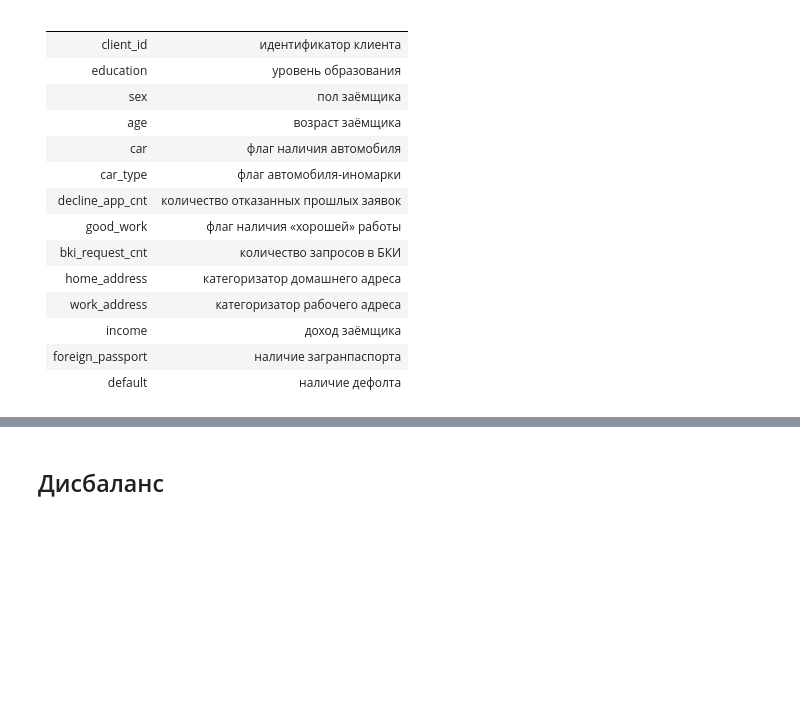
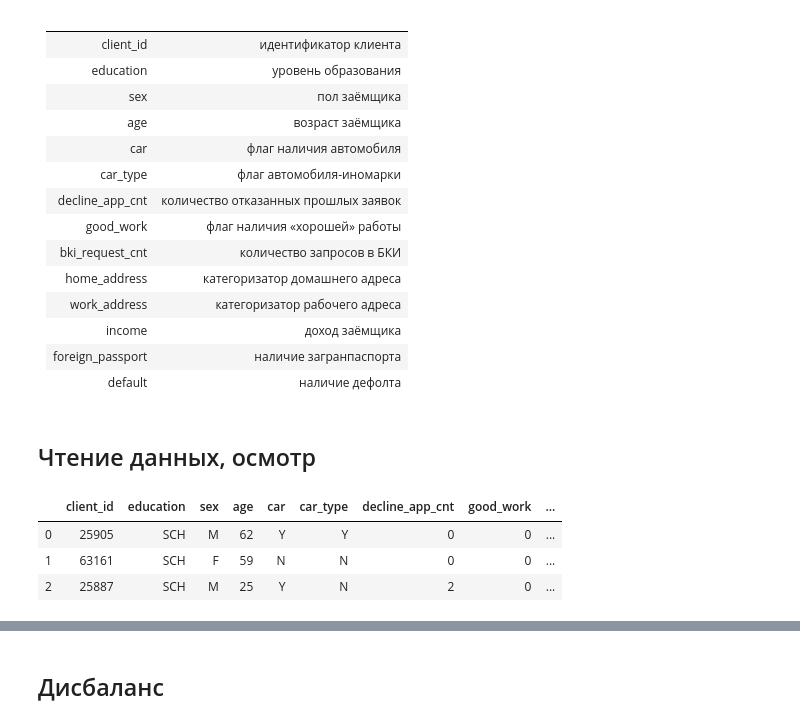
Before and after one commit to Urusut/IvanovDmitryV, a Jupyter notebook: Unit_5/Project_4_draft.ipynb, the cells around one changed output, grey strips where cells are left out. Drawn from its saved outputs; the diff is of its cells as text; code cells hidden in the pictures; blank space fills up the shorter version.

```diff
--- a/Unit_5/Project_4_draft.ipynb
+++ b/Unit_5/Project_4_draft.ipynb
@@ -33,6 +37,8 @@ warnings.filterwarnings("ignore")
  |income|	доход заёмщика|
  |foreign_passport|	наличие загранпаспорта|
  |default|	наличие дефолта|
+# %% [markdown]
+## Чтение данных, осмотр
 # %%
 data = pd.read_csv('./Project_4_data/train.csv')
 
@@ -43,0 +46,7 @@ data = pd.read_csv('./Project_4_data/train.csv')
+# %%
+data.head(3)
+# %% [output]
+|  | client_id | education | sex | age | car | car_type | decline_app_cnt | good_work | ... |
+| 0 | 25905 | SCH | M | 62 | Y | Y | 0 | 0 | ... |
+| 1 | 63161 | SCH | F | 59 | N | N | 0 | 0 | ... |
+| 2 | 25887 | SCH | M | 25 | Y | N | 2 | 0 | ... |
```
Also changed, not shown: parts of 42 cells of this notebook, 1 other file.
